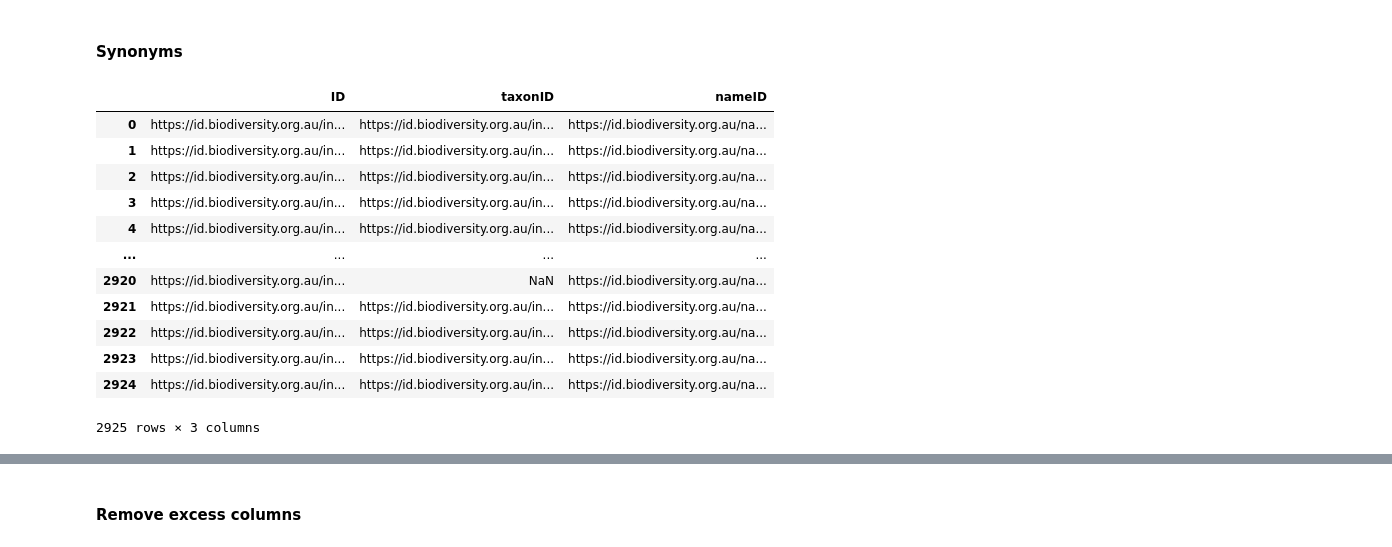
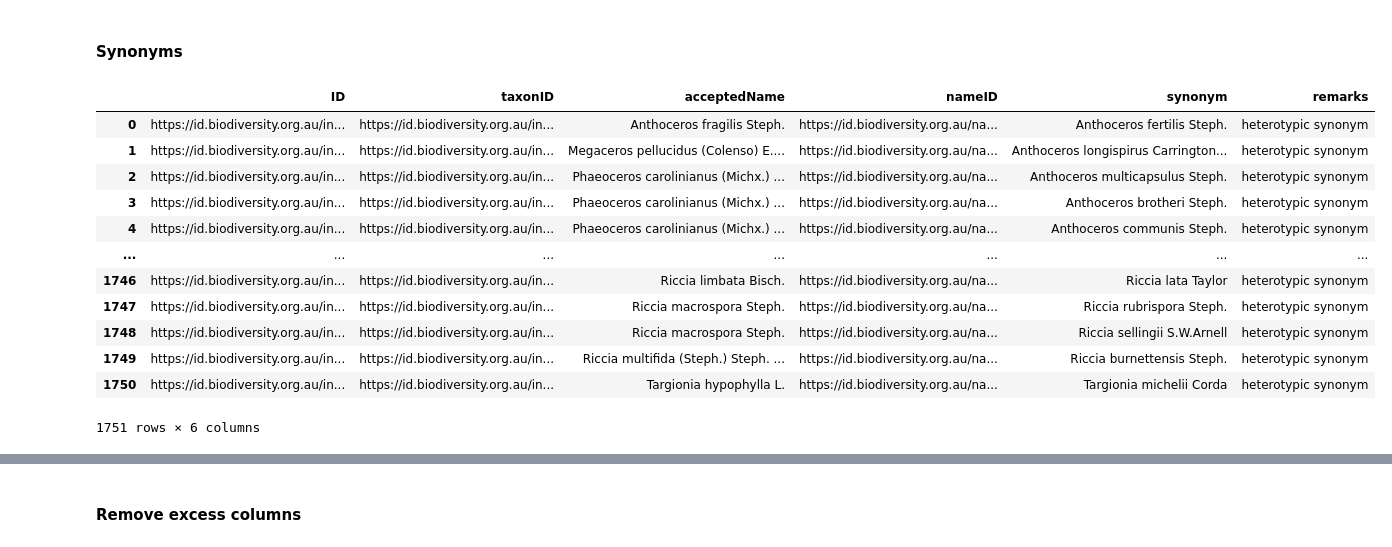
Before and after one commit to nielsklazenga/nsl_export_to_coldp, a Jupyter notebook: nsl_export_to_coldp.ipynb, the cells around one changed output, grey strips where cells are left out. Cells and saved outputs as stored; diff of their text form; code cells hidden in the pictures.

```diff
--- a/nsl_export_to_coldp.ipynb
+++ b/nsl_export_to_coldp.ipynb
@@ -183,0 +261,11 @@ df5
+# %%
+df_merge = df_nam.merge(df_clean_names, how='left', left_on='scientificNameID', right_on='scientificNameID')
+
+df_merge.rename(columns={'scientificName_y': 'scientificName'}, inplace=True)
+df_merge.drop(columns=['scientificName_x'], inplace=True)
+
+df_nam = df_merge[['scientificNameID', 'taxonRank', 'scientificName', 'uninomial', 'genericName', 'specificEpithet',
+                'infraspecificEpithet', 'authorship', 'code', 'nomenclaturalStatus',
+                'originalNameUsageID', 'originalNameUsage']]
+
+df_nam
@@ -221,12 +374,14 @@ See the caveats in the documentation: https://pandas.pydata.org/pandas-docs/stab
 ### Taxa
 # %%
 # Read Taxon export into dataframe
-df_taxa = pd.read_csv('data/taxa.csv')
-df_taxa = df_taxa[df_taxa['nameType'] == 'scientific']
+df_taxa = pd.read_csv('data/' + group + '/taxa.csv')
 
 # Create dataframe with IDs
 # This is used later to replace tree element IDs (in taxonID) with instance IDs (in taxonConceptID)
 df_id = df_taxa[['taxonID', 'taxonConceptID']]
+# df_id.to_csv('coldp/' + group + '/id.tsv', sep='\t', index=False)
+
+df_taxa = df_taxa[df_taxa['nameType'].isin(['scientific', 'autonym'])]
 # %%
 # Filter on accepted names; these are the taxa
 df_tax = df_taxa[df_taxa['taxonomicStatus'] == 'accepted']
@@ -381,51 +538,65 @@ df_higher
 #### Synonyms
 # %%
 # Filter on synonyms
-df_syn = df_taxa[df_taxa['taxonomicStatus'].isin(['synonym', 'nomenclatural synonym', 'taxonomic synonym']) & ~df_taxa['acceptedNameUsageID'].isna()][[
-    'taxonID',
-    'scientificNameID',
-    'scientificName',
-    'acceptedNameUsageID',
-    'acceptedNameUsage',
-    'taxonomicStatus'
-]]
+
+if group == 'bryophytes':
+    df_syn = df_taxa[df_taxa['taxonomicStatus'].isin(['taxonomic synonym']) & ~df_taxa['acceptedNameUsageID'].isna()][[
+        'taxonID',
+        'scientificNameID',
+        'scientificName',
+        'acceptedNameUsageID',
+        'acceptedNameUsage',
+        'taxonomicStatus'
+    ]]
+    df_syn = df_syn[~df_syn['scientificName'].str.contains('\(')]
+else:
+    df_syn = df_taxa[df_taxa['taxonomicStatus'].isin(['synonym', 'nomenclatural synonym', 'taxonomic synonym']) & ~df_taxa['acceptedNameUsageID'].isna()][[
+        'taxonID',
+        'scientificNameID',
+        'scientificName',
+        'acceptedNameUsageID',
+        'acceptedNameUsage',
+        'taxonomicStatus'
+    ]]
 
 # Replace tree element IDs in acceptedNameUsageID with instance IDs
 df_syn = df_syn.merge(df_id, how='left', left_on='acceptedNameUsageID', right_on='taxonID')
 
 df_syn.drop(columns=['acceptedNameUsageID', 'taxonID_y'], inplace=True)
 df_syn.rename(columns={
     'taxonID_x': 'ID',
     'taxonConceptID': 'taxonID',
     'scientificNameID': 'nameID'
 }, inplace=True)
 df_syn = df_syn[['ID', 'taxonID', 'nameID', 'scientificName', 'acceptedNameUsage', 'taxonomicStatus']]
 
 # Get accepted names
 df_dwc_syn = df_syn.merge(df_tax[['taxonID', 'scientificName']], left_on='taxonID', right_on='taxonID')
 
 df_dwc_syn.drop(columns=['taxonID', 'nameID', 'acceptedNameUsage'], inplace=True)
 
 df_dwc_syn.rename(columns={
     'ID': 'taxonID',
     'scientificName_x': 'scientificName',
     'scientificName_y': 'acceptedNameUsage'
 }, inplace=True)
 
-df_syn.drop(columns=['scientificName', 'acceptedNameUsage', 'taxonomicStatus'], inplace=True)
+# df_syn.drop(columns=['scientificName', 'acceptedNameUsage', 'taxonomicStatus'], inplace=True)
 
+df_syn = df_syn[['ID', 'taxonID', 'acceptedNameUsage', 'nameID', 'scientificName']].rename(columns={'acceptedNameUsage': 'acceptedName', 'scientificName': 'synonym'})
+df_syn['remarks'] = 'heterotypic synonym'
 df_syn
 # %% [output]
-|  | ID | taxonID | nameID |
-| 0 | https://id.biodiversity.org.au/in... | https://id.biodiversity.org.au/in... | https://id.biodiversity.org.au/na... |
-| 1 | https://id.biodiversity.org.au/in... | https://id.biodiversity.org.au/in... | https://id.biodiversity.org.au/na... |
-| 2 | https://id.biodiversity.org.au/in... | https://id.biodiversity.org.au/in... | https://id.biodiversity.org.au/na... |
-| 3 | https://id.biodiversity.org.au/in... | https://id.biodiversity.org.au/in... | https://id.biodiversity.org.au/na... |
-| 4 | https://id.biodiversity.org.au/in... | https://id.biodiversity.org.au/in... | https://id.biodiversity.org.au/na... |
-| ... | ... | ... | ... |
-| 2920 | https://id.biodiversity.org.au/in... | NaN | https://id.biodiversity.org.au/na... |
-| 2921 | https://id.biodiversity.org.au/in... | https://id.biodiversity.org.au/in... | https://id.biodiversity.org.au/na... |
-| 2922 | https://id.biodiversity.org.au/in... | https://id.biodiversity.org.au/in... | https://id.biodiversity.org.au/na... |
-| 2923 | https://id.biodiversity.org.au/in... | https://id.biodiversity.org.au/in... | https://id.biodiversity.org.au/na... |
-| 2924 | https://id.biodiversity.org.au/in... | https://id.biodiversity.org.au/in... | https://id.biodiversity.org.au/na... |
+|  | ID | taxonID | acceptedName | nameID | synonym | remarks |
+| 0 | https://id.biodiversity.org.au/in... | https://id.biodiversity.org.au/in... | Anthoceros fragilis Steph. | https://id.biodiversity.org.au/na... | Anthoceros fertilis Steph. | heterotypic synonym |
+| 1 | https://id.biodiversity.org.au/in... | https://id.biodiversity.org.au/in... | Megaceros pellucidus (Colenso) E.... | https://id.biodiversity.org.au/na... | Anthoceros longispirus Carrington... | heterotypic synonym |
+| 2 | https://id.biodiversity.org.au/in... | https://id.biodiversity.org.au/in... | Phaeoceros carolinianus (Michx.) ... | https://id.biodiversity.org.au/na... | Anthoceros multicapsulus Steph. | heterotypic synonym |
+| 3 | https://id.biodiversity.org.au/in... | https://id.biodiversity.org.au/in... | Phaeoceros carolinianus (Michx.) ... | https://id.biodiversity.org.au/na... | Anthoceros brotheri Steph. | heterotypic synonym |
+| 4 | https://id.biodiversity.org.au/in... | https://id.biodiversity.org.au/in... | Phaeoceros carolinianus (Michx.) ... | https://id.biodiversity.org.au/na... | Anthoceros communis Steph. | heterotypic synonym |
+| ... | ... | ... | ... | ... | ... | ... |
+| 1746 | https://id.biodiversity.org.au/in... | https://id.biodiversity.org.au/in... | Riccia limbata Bisch. | https://id.biodiversity.org.au/na... | Riccia lata Taylor | heterotypic synonym |
+| 1747 | https://id.biodiversity.org.au/in... | https://id.biodiversity.org.au/in... | Riccia macrospora Steph. | https://id.biodiversity.org.au/na... | Riccia rubrispora Steph. | heterotypic synonym |
+| 1748 | https://id.biodiversity.org.au/in... | https://id.biodiversity.org.au/in... | Riccia macrospora Steph. | https://id.biodiversity.org.au/na... | Riccia sellingii S.W.Arnell | heterotypic synonym |
+| 1749 | https://id.biodiversity.org.au/in... | https://id.biodiversity.org.au/in... | Riccia multifida (Steph.) Steph. ... | https://id.biodiversity.org.au/na... | Riccia burnettensis Steph. | heterotypic synonym |
+| 1750 | https://id.biodiversity.org.au/in... | https://id.biodiversity.org.au/in... | Targionia hypophylla L. | https://id.biodiversity.org.au/na... | Targionia michelii Corda | heterotypic synonym |
-2925 rows × 3 columns
+1751 rows × 6 columns
```
Also changed, not shown: parts of 33 cells of this notebook, 2 other files.
